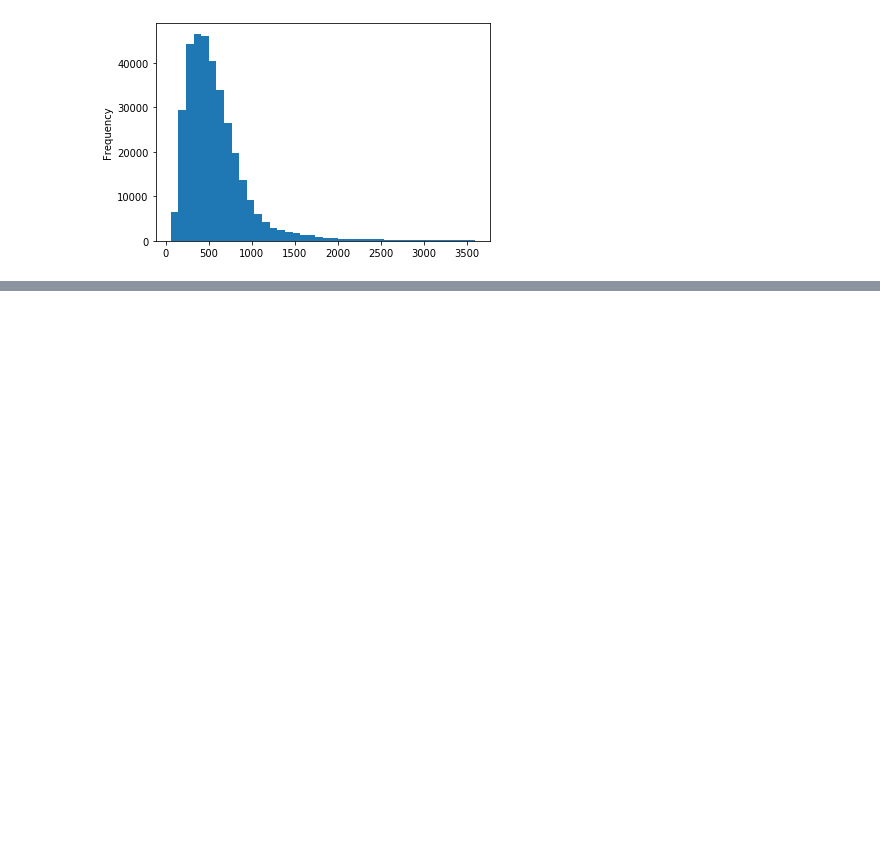
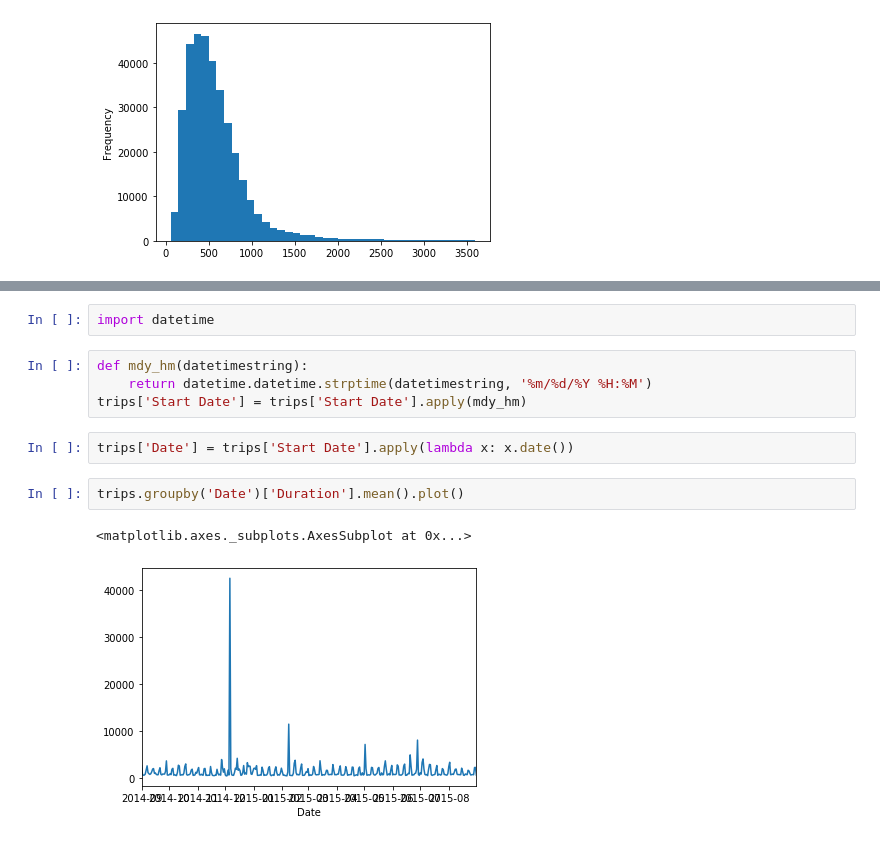
Before and after one commit to dhesse/IN-STK5000-Notebooks-Autumn-19, a Jupyter notebook: Lecture 01b - Pandas.ipynb, the cells around one changed output, grey strips where cells are left out. Cells and saved outputs as stored; diff of their text form; blank space fills up the shorter version.

```diff
--- a/Lecture 01b - Pandas.ipynb
+++ b/Lecture 01b - Pandas.ipynb
@@ -325,3 +325,16 @@ trips[trips['Duration'] < 60*60].head()
 | 2 | 913455 | 307 | 8/31/2015 23:13 | Post at Kearny | 47 | 8/31/2015 23:18 | 2nd at South Park | 64 | ... |
 | 3 | 913454 | 409 | 8/31/2015 23:10 | San Jose City Hall | 10 | 8/31/2015 23:17 | San Salvador at 1st | 8 | ... |
 | 4 | 913453 | 789 | 8/31/2015 23:09 | Embarcadero at Folsom | 51 | 8/31/2015 23:22 | Embarcadero at Sansome | 60 | ... |
+# %%
+import datetime
+# %%
+def mdy_hm(datetimestring):
+    return datetime.datetime.strptime(datetimestring, '%m/%d/%Y %H:%M')
+trips['Start Date'] = trips['Start Date'].apply(mdy_hm)
+# %%
+trips['Date'] = trips['Start Date'].apply(lambda x: x.date())
+# %%
+trips.groupby('Date')['Duration'].mean().plot()
+# %% [output]
+<matplotlib.axes._subplots.AxesSubplot at 0x...>
+[figure, added]
```
Also changed, not shown: parts of 3 cells of this notebook, 1 other file.
